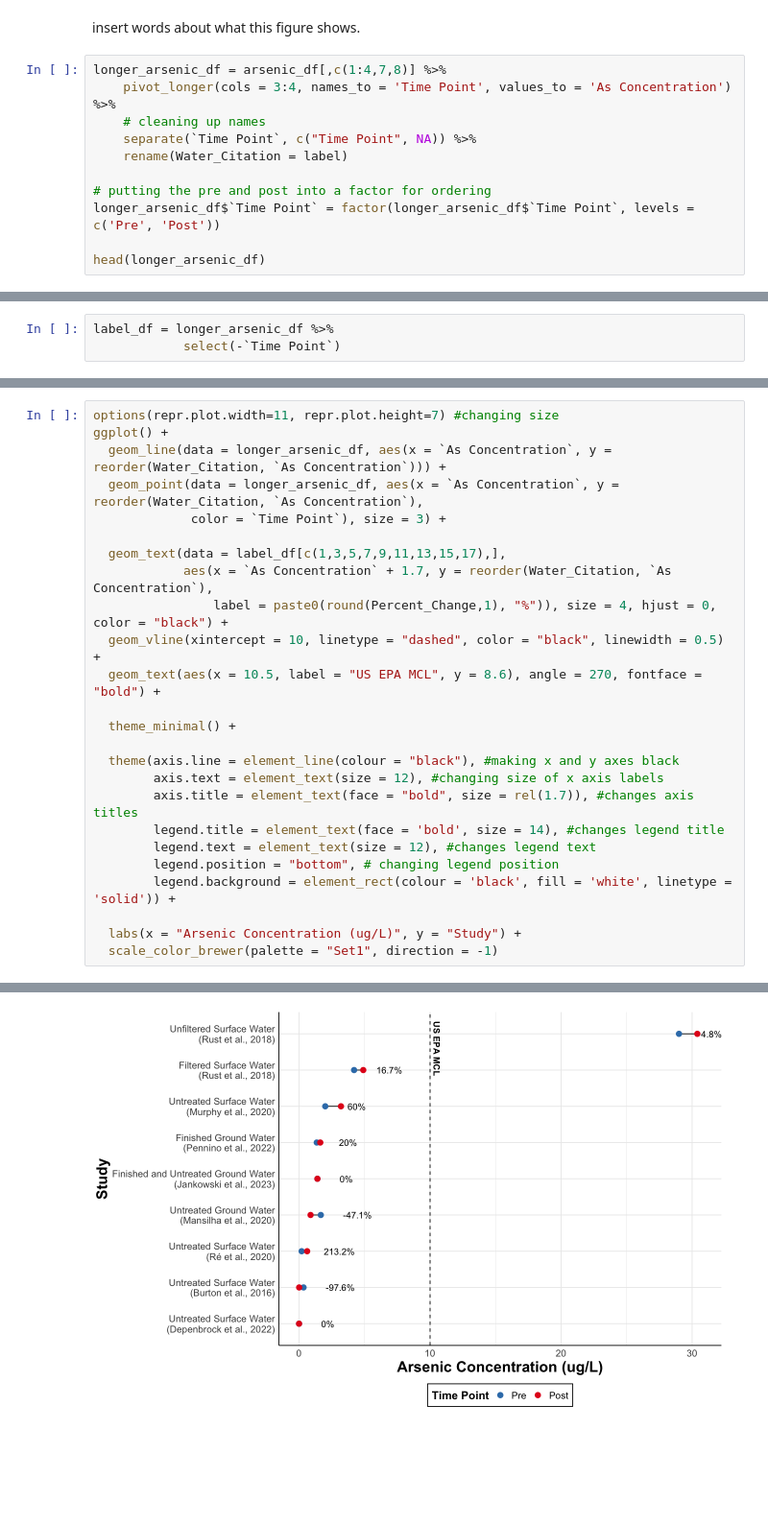
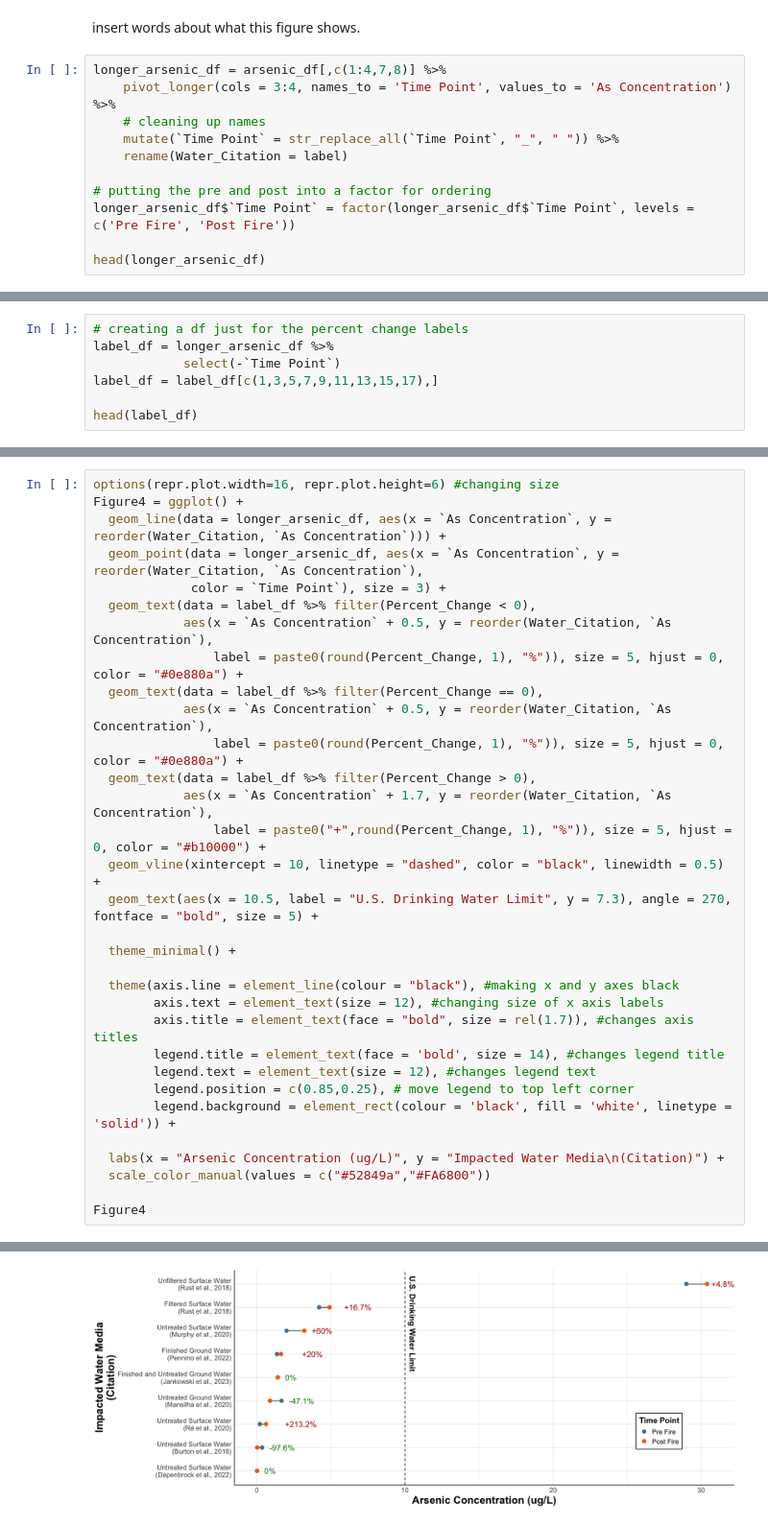
Before and after one commit to Ragerlab/Wildfire-Mobilization-of-Arsenic-into-Water-Resources-A-Systematic-Literature-Review, a Jupyter notebook: Figure 4.ipynb, the cells around one changed output, grey strips where cells are left out. Shown at 96% size. Cells and saved outputs as stored; diff of their text form; blank space fills up the shorter version.

```diff
--- a/Figure 4.ipynb
+++ b/Figure 4.ipynb
@@ -47,11 +48,11 @@ insert words about what this figure shows.
 longer_arsenic_df = arsenic_df[,c(1:4,7,8)] %>%
     pivot_longer(cols = 3:4, names_to = 'Time Point', values_to = 'As Concentration') %>%
     # cleaning up names
-    separate(`Time Point`, c("Time Point", NA)) %>%
+    mutate(`Time Point` = str_replace_all(`Time Point`, "_", " ")) %>%
     rename(Water_Citation = label)
 
 # putting the pre and post into a factor for ordering
-longer_arsenic_df$`Time Point` = factor(longer_arsenic_df$`Time Point`, levels = c('Pre', 'Post'))
+longer_arsenic_df$`Time Point` = factor(longer_arsenic_df$`Time Point`, levels = c('Pre Fire', 'Post Fire'))
 
 head(longer_arsenic_df)
 # %% [output]
@@ -67,3 +68,7 @@ A tibble: 6 × 6
 # %%
+# creating a df just for the percent change labels
 label_df = longer_arsenic_df %>%
             select(-`Time Point`)
+label_df = label_df[c(1,3,5,7,9,11,13,15,17),]
+
+head(label_df)
@@ -70,15 +85,20 @@ label_df = longer_arsenic_df %>%
 # %%
-options(repr.plot.width=11, repr.plot.height=7) #changing size
-ggplot() +
+options(repr.plot.width=16, repr.plot.height=6) #changing size
+Figure4 = ggplot() +
   geom_line(data = longer_arsenic_df, aes(x = `As Concentration`, y = reorder(Water_Citation, `As Concentration`))) +
   geom_point(data = longer_arsenic_df, aes(x = `As Concentration`, y = reorder(Water_Citation, `As Concentration`),
              color = `Time Point`), size = 3) +
-
-  geom_text(data = label_df[c(1,3,5,7,9,11,13,15,17),],
+  geom_text(data = label_df %>% filter(Percent_Change < 0),
+            aes(x = `As Concentration` + 0.5, y = reorder(Water_Citation, `As Concentration`),
+                label = paste0(round(Percent_Change, 1), "%")), size = 5, hjust = 0, color = "#0e880a") +
+  geom_text(data = label_df %>% filter(Percent_Change == 0),
+            aes(x = `As Concentration` + 0.5, y = reorder(Water_Citation, `As Concentration`),
+                label = paste0(round(Percent_Change, 1), "%")), size = 5, hjust = 0, color = "#0e880a") +
+  geom_text(data = label_df %>% filter(Percent_Change > 0),
             aes(x = `As Concentration` + 1.7, y = reorder(Water_Citation, `As Concentration`),
-                label = paste0(round(Percent_Change,1), "%")), size = 4, hjust = 0, color = "black") +
+                label = paste0("+",round(Percent_Change, 1), "%")), size = 5, hjust = 0, color = "#b10000") +
   geom_vline(xintercept = 10, linetype = "dashed", color = "black", linewidth = 0.5) +
-  geom_text(aes(x = 10.5, label = "US EPA MCL", y = 8.6), angle = 270, fontface = "bold") +
+  geom_text(aes(x = 10.5, label = "U.S. Drinking Water Limit", y = 7.3), angle = 270, fontface = "bold", size = 5) +
 
   theme_minimal() +
 
@@ -87,9 +107,11 @@ ggplot() +
         axis.title = element_text(face = "bold", size = rel(1.7)), #changes axis titles
         legend.title = element_text(face = 'bold', size = 14), #changes legend title
         legend.text = element_text(size = 12), #changes legend text
-        legend.position = "bottom", # changing legend position
+        legend.position = c(0.85,0.25), # move legend to top left corner
         legend.background = element_rect(colour = 'black', fill = 'white', linetype = 'solid')) +
 
-  labs(x = "Arsenic Concentration (ug/L)", y = "Study") +
-  scale_color_brewer(palette = "Set1", direction = -1)
+  labs(x = "Arsenic Concentration (ug/L)", y = "Impacted Water Media\n(Citation)") +
+  scale_color_manual(values = c("#52849a","#FA6800"))
+
+Figure4
 # %% [output]
@@ -96 +122 @@ ggplot() +
-[figure, old version]
+[figure, new version]
```
Also changed, not shown: parts of 5 cells of this notebook, 1 other file.
